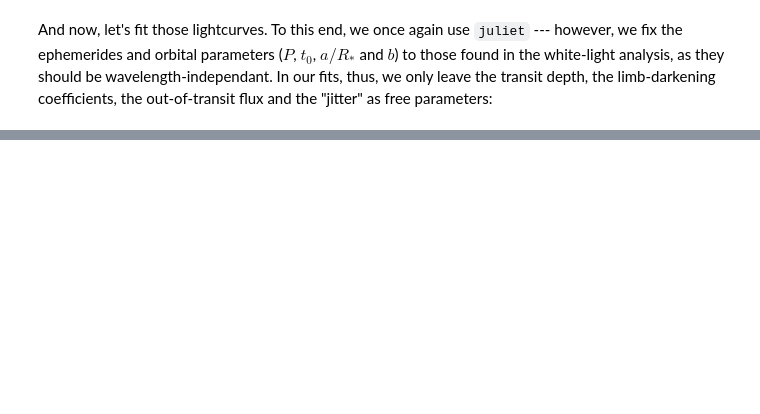
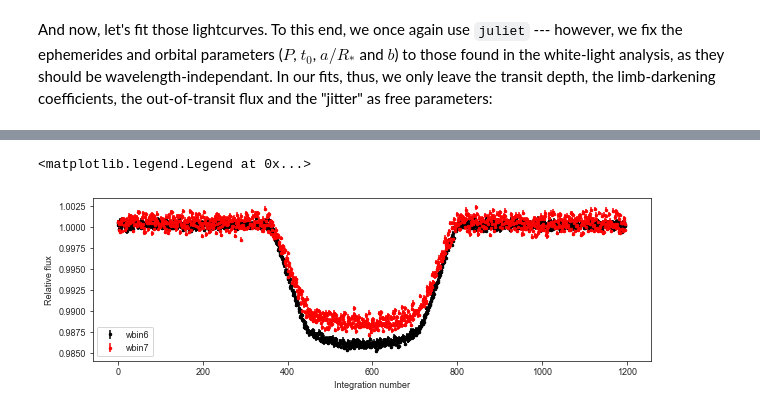
Before and after one commit to nespinoza/dat_pyinthesky, a Jupyter notebook: jdat_notebooks/soss-transit-spectroscopy/HAT-P-1b-PART3-data-analysis.ipynb, the cells around one changed output, grey strips where cells are left out. Drawn from its saved outputs; the diff is of its cells as text; code cells hidden in the pictures; blank space fills up the shorter version.

```diff
--- a/jdat_notebooks/soss-transit-spectroscopy/HAT-P-1b-PART3-data-analysis.ipynb
+++ b/jdat_notebooks/soss-transit-spectroscopy/HAT-P-1b-PART3-data-analysis.ipynb
@@ -1034,0 +977,13 @@ NameError: name 'spec' is not defined
+# %%
+plt.figure(figsize=(10,3))
+ints = np.arange(len(spectra['order1']['wbin6']['lc_errors']))
+plt.errorbar(ints, spectra['order1']['wbin6']['lc'], yerr=spectra['order1']['wbin6']['lc_errors'],\
+             fmt='.',color='black', label = 'wbin6')
+plt.errorbar(ints, spectra['order1']['wbin7']['lc'], yerr=spectra['order1']['wbin7']['lc_errors'],\
+             fmt='.',color='red', label = 'wbin7')
+plt.xlabel('Integration number')
+plt.ylabel('Relative flux')
+plt.legend()
+# %% [output]
+<matplotlib.legend.Legend at 0x...>
+[figure, added]
```
Also changed, not shown: parts of 20 cells of this notebook.
